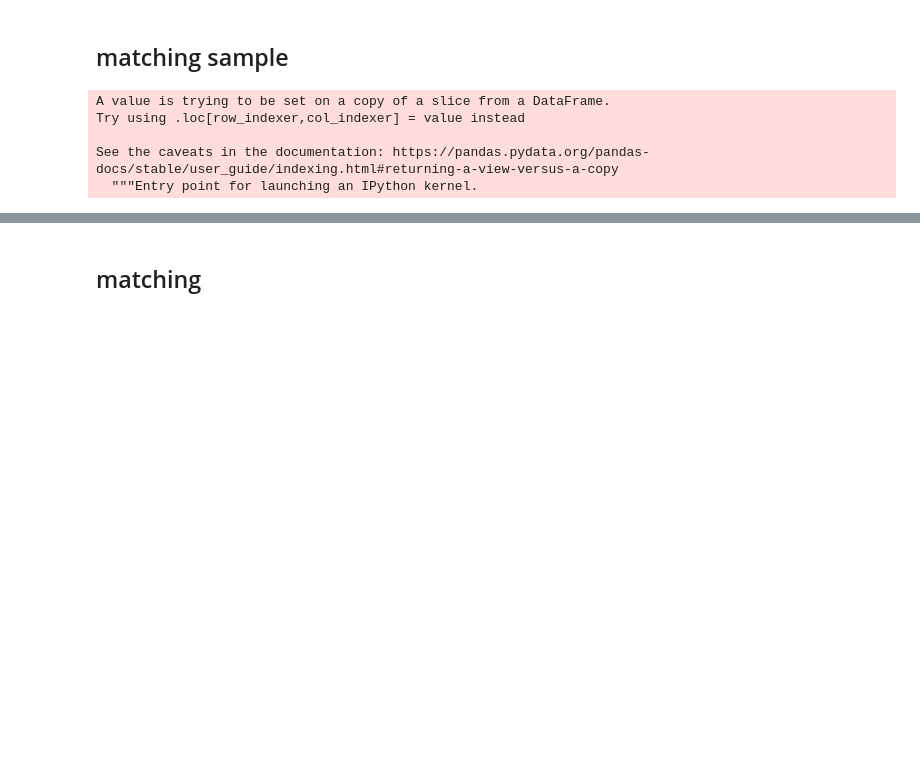
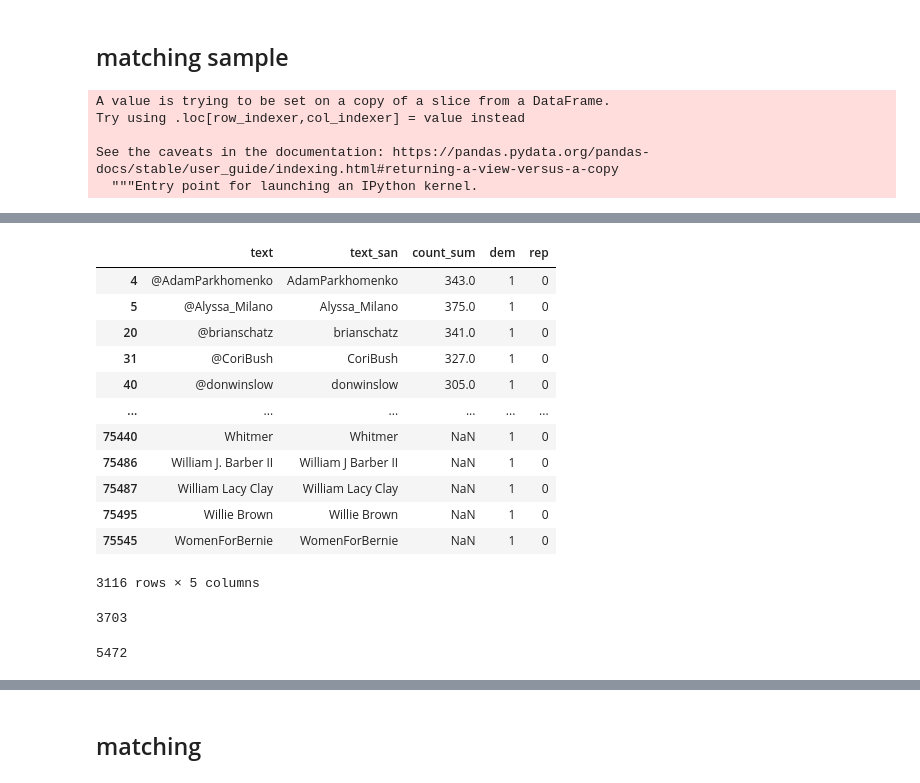
Before and after one commit to ykim71/thesis_related, a Jupyter notebook: ner_pos_matching_wpreprocessing.ipynb, the cells around one changed output, grey strips where cells are left out. Drawn from its saved outputs; the diff is of its cells as text; code cells hidden in the pictures; blank space fills up the shorter version.

```diff
--- a/ner_pos_matching_wpreprocessing.ipynb
+++ b/ner_pos_matching_wpreprocessing.ipynb
@@ -239,3 +240,5 @@ ner_y[ (ner_y['dem']==1) | (ner_y['rep']==1)].sample(10)
+# %%
+pos_y_temp = pos[['text','text_san', 'count_sum', 'dem', 'rep']]
 # %%
 pos[ (pos['dem']==1) | (pos['rep']==1)].sample(2)
 # %% [output]
@@ -244,0 +248,28 @@ pos[ (pos['dem']==1) | (pos['rep']==1)].sample(2)
+# %%
+all_temp = pd.concat([pos_y_temp, ner_y_temp ])
+# %%
+all_temp_dem = all_temp[ (all_temp['dem'] >=1) ]
+all_temp_rep = all_temp[ (all_temp['rep'] >=1) ]
+# %%
+all_temp_dem = all_temp_dem.drop_duplicates(subset='text_san', keep="last")
+all_temp_rep = all_temp_rep.drop_duplicates(subset='text_san', keep="last")
+# %%
+all_temp_dem
+# %% [output]
+|  | text | text_san | count_sum | dem | rep |
+| 4 | @AdamParkhomenko | AdamParkhomenko | 343.0 | 1 | 0 |
+| 5 | @Alyssa_Milano | Alyssa_Milano | 375.0 | 1 | 0 |
+| 20 | @brianschatz | brianschatz | 341.0 | 1 | 0 |
+| 31 | @CoriBush | CoriBush | 327.0 | 1 | 0 |
+| 40 | @donwinslow | donwinslow | 305.0 | 1 | 0 |
+| ... | ... | ... | ... | ... | ... |
+| 75440 | Whitmer | Whitmer | NaN | 1 | 0 |
+| 75486 | William J. Barber II | William J Barber II | NaN | 1 | 0 |
+| 75487 | William Lacy Clay | William Lacy Clay | NaN | 1 | 0 |
+| 75495 | Willie Brown | Willie Brown | NaN | 1 | 0 |
+| 75545 | WomenForBernie | WomenForBernie | NaN | 1 | 0 |
+3116 rows × 5 columns
+# %%
+len(all_temp_rep)
+# %% [output]
+3703
@@ -244,0 +282,4 @@ pos[ (pos['dem']==1) | (pos['rep']==1)].sample(2)
+# %%
+len(list(set(all_temp2.text_san.values.tolist())))
+# %% [output]
+5472
```
Also changed, not shown: parts of 22 cells of this notebook.
